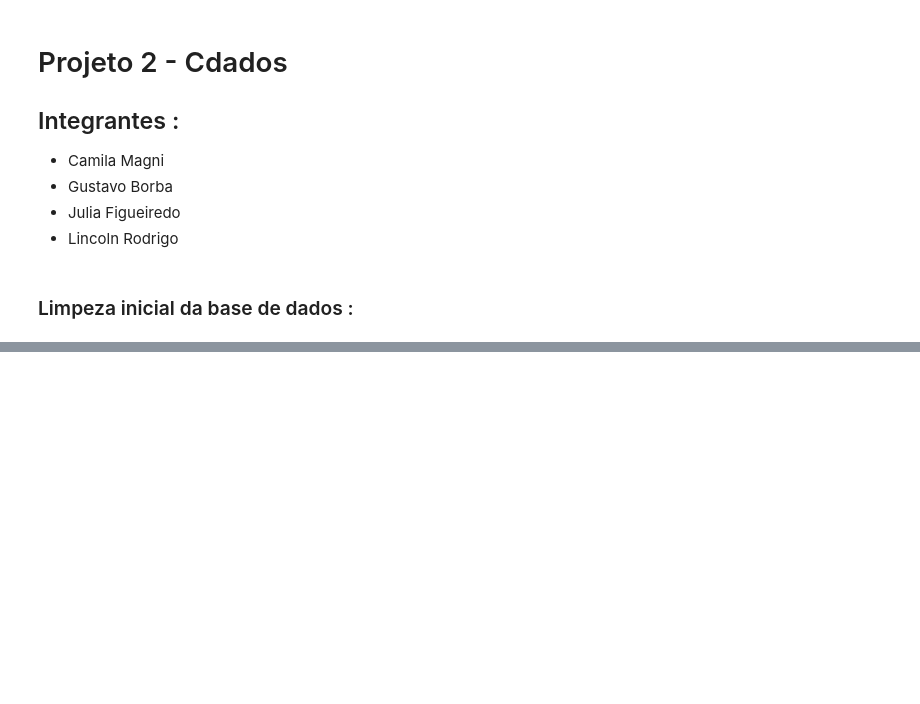
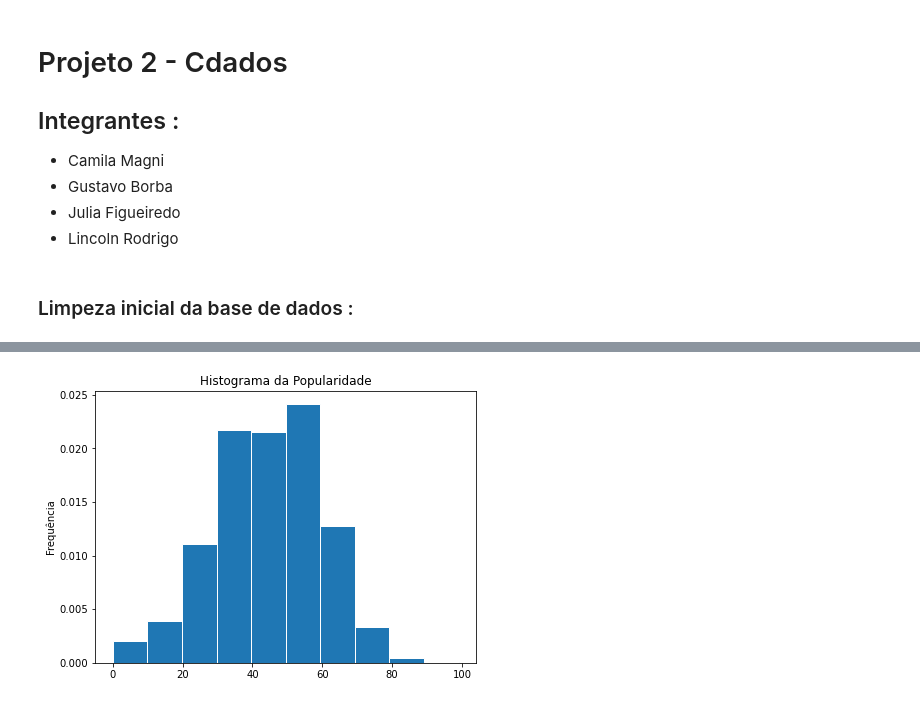
Before and after one commit to juliacfigueiredo/Projeto-2, a Jupyter notebook: Projeto_Final.ipynb, the cells around one changed output, grey strips where cells are left out. Saved outputs shown, nothing was run; the diff lists cells and outputs as text; code cells hidden in the pictures; blank space fills up the shorter version.

```diff
--- a/Projeto_Final.ipynb
+++ b/Projeto_Final.ipynb
@@ -24,0 +221,13 @@ dados.head()
+# %%
+plt.figure(figsize=(15, 5))
+
+plt.subplot(121)
+
+plt.hist(dados.popularity, edgecolor='white',density=True)
+plt.title('Histograma da Popularidade')
+plt.ylabel('Frequência')
+
+
+plt.show()
+# %% [output]
+[figure, added]
```
Also changed, not shown: parts of 23 cells of this notebook.
